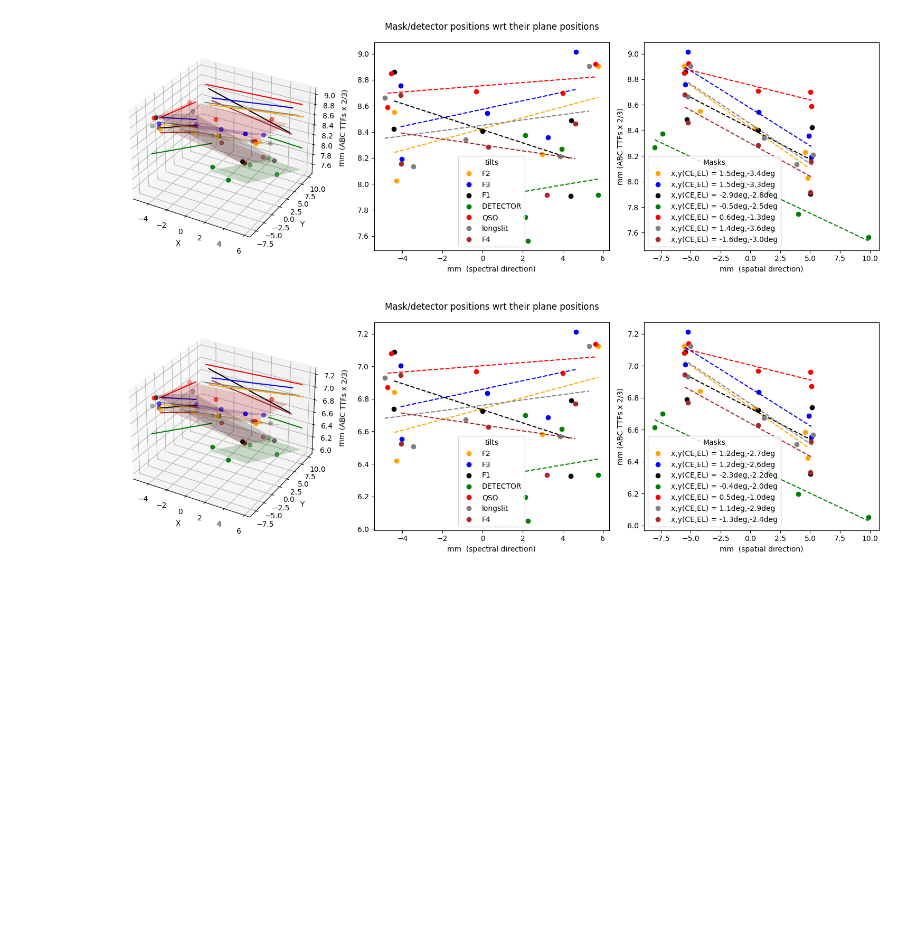
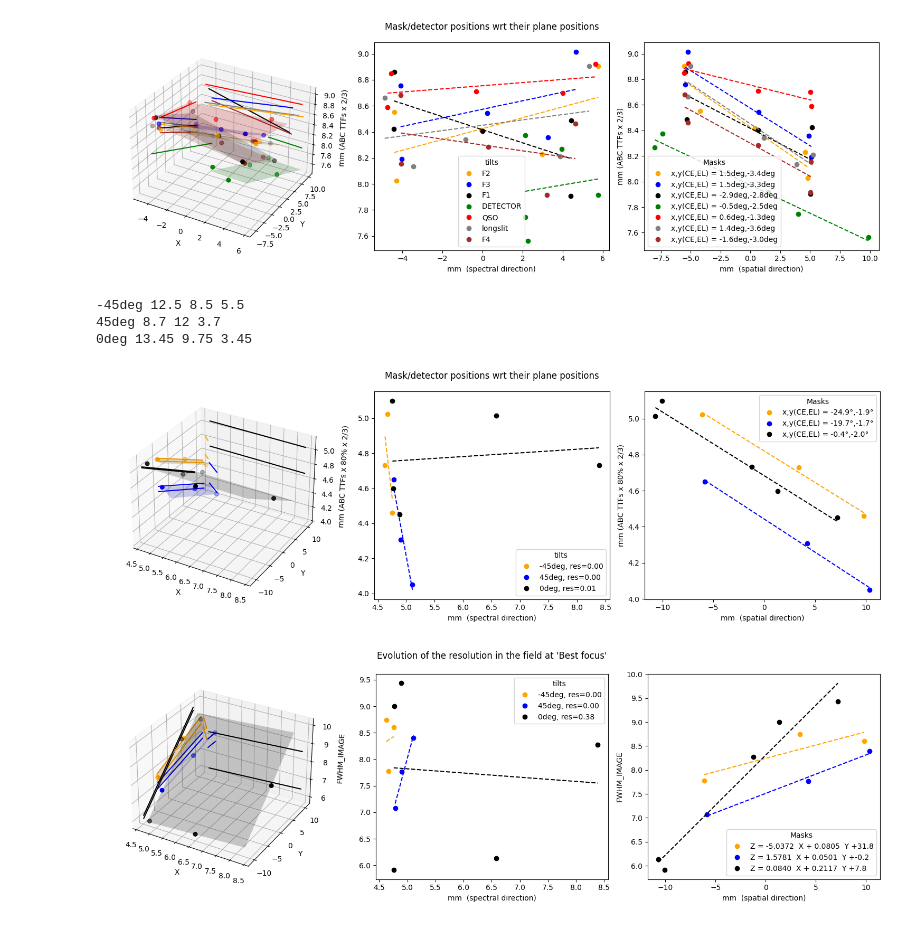
Before and after one commit to vpicouet/pyds9plugin, a Jupyter notebook: pyds9plugin/Macros/FB/AIT/mask_confocality.ipynb, the cells around one changed output. Drawn from its saved outputs; the diff is of its cells as text; code cells hidden in the pictures; blank space fills up the shorter version.

```diff
--- a/pyds9plugin/Macros/FB/AIT/mask_confocality.ipynb
+++ b/pyds9plugin/Macros/FB/AIT/mask_confocality.ipynb
@@ -201,10 +237,14 @@ fig, (ax, ax0, ax1) = plot_masks(path="/Users/Vincent/Library/CloudStorage/Googl
 fig, (ax, ax0, ax1) = plot_masks(title="Mask/detector positions wrt their plane positions",n=10,factor=0.8*2/3)
 # %% [output]
 [figure]
-# %%
-fig, (ax, ax0, ax1) = plot_masks(title="Mask/detector positions wrt their plane positions",n=10,factor=0.8*2/3)
-# %% [output]
-[figure, removed]
+# %%
+fig, (ax, ax0, ax1) = plot_tilt_and_fwhm(path="/Users/Vincent/Library/CloudStorage/GoogleDrive-vp2376@columbia.edu/.shortcut-targets-by-id/1ZgB7kY-wf7meXrq8v-1vIzor75aRdLDn/FIREBall-2/FB2_2023/DOBC_data/230525/thrufocus2/ROT/*/*", ABCs=[[12.5, 8.5, 5.5],[8.7, 12, 3.7],[13.45, 9.75, 3.45]])
+# %% [output]
+-45deg 12.5 8.5 5.5
+45deg 8.7 12 3.7
+0deg 13.45 9.75 3.45
+[figure, added]
+[figure, added]
 # %%
     # for folder,c in zip(glob.glob("/Users/Vincent/Library/CloudStorage/GoogleDrive-vp2376@columbia.edu/.shortcut-targets-by-id/1ZgB7kY-wf7meXrq8v-1vIzor75aRdLDn/FIREBall-2/FB2_2023/GOBC_data/confocality_masks/DETECTOR/")[:],["orange","b","k","g","r","orange"]):
     # folder = "/Users/Vincent/DS9QuickLookPlugIn/subsets/confocality_masks/DETECTOR"
```
Also changed, not shown: parts of 3 cells of this notebook, 1 other file.
